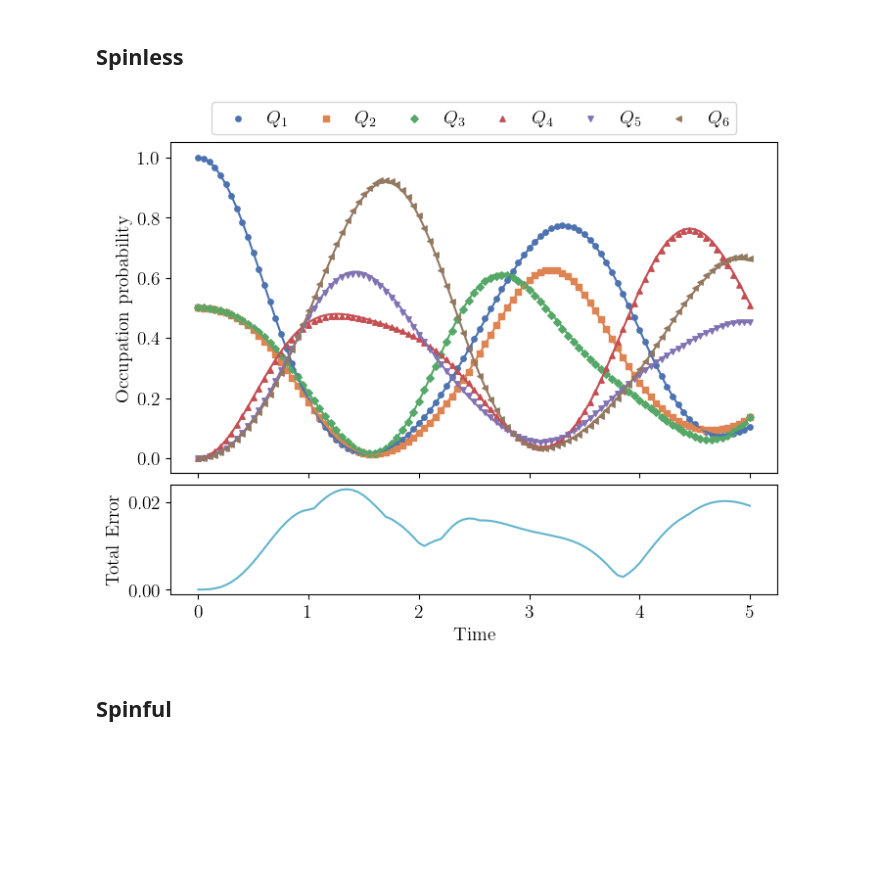
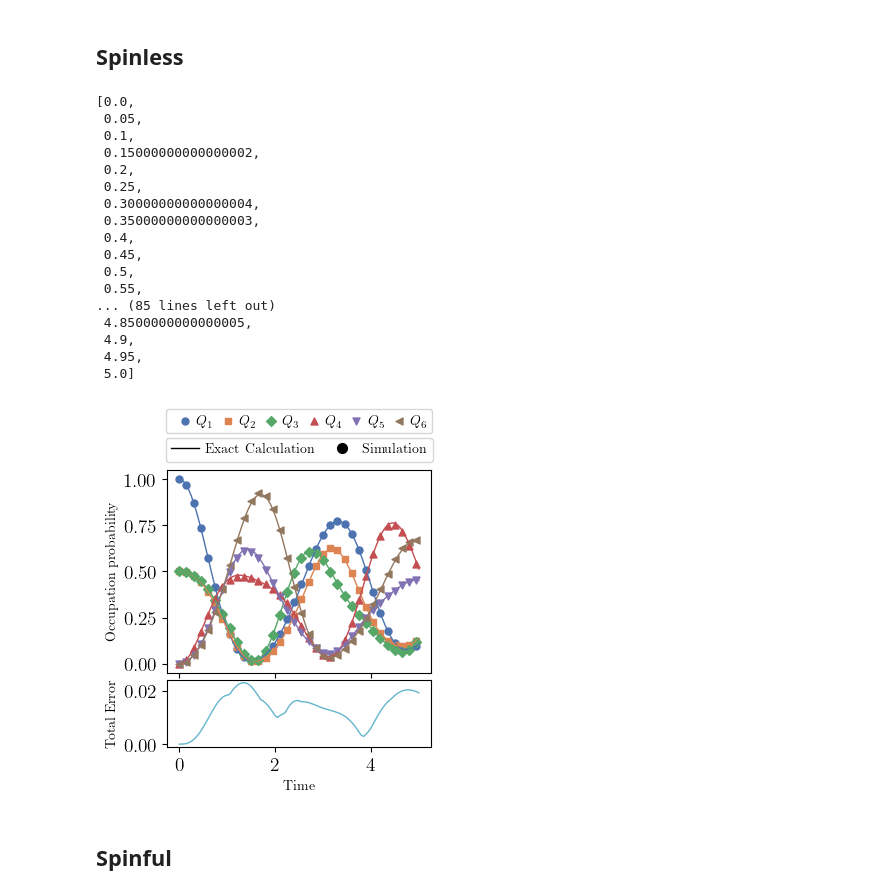
Before and after one commit to rodolfocarobene/qudit_simulations, a Jupyter notebook: notebooks/Plots.ipynb, the cells around one changed output. Cells and saved outputs as stored; diff of their text form; code cells hidden in the pictures; blank space fills up the shorter version.

```diff
--- a/notebooks/Plots.ipynb
+++ b/notebooks/Plots.ipynb
@@ -23,34 +26,63 @@ with open('../netket/tv_model_data.json', 'r') as file:
     exact = json.load(file)
 with open('tv_model_data_sim.json', 'r') as file:
     simul = json.load(file)
+# %%
+simul["temps"]
+# %% [output]
+[0.0,
+ 0.05,
+ 0.1,
+ 0.15000000000000002,
+ 0.2,
+ 0.25,
+ 0.30000000000000004,
+ 0.35000000000000003,
+ 0.4,
+ 0.45,
+ 0.5,
+ 0.55,
+... (85 lines left out)
+ 4.8500000000000005,
+ 4.9,
+ 4.95,
+ 5.0]
 # %%
+
+nskip = 3
+
 total_error = np.sum(np.abs(np.array(simul["nums"]) - np.array(exact["nums"])), axis=1)
 
-fig = plt.figure(figsize=(8, 6))
+fig = plt.figure(figsize=(3.4, 3.6))
 gs = GridSpec(2, 1, height_ratios=[3, 1], hspace=0.05)
 ax1 = fig.add_subplot(gs[0])
 
 for i in range(num_qudits):
-    ax1.scatter(simul["temps"], np.array(simul["nums"])[:,i], label=f"$Q_{i+1}$", s=15, marker=markers[i], color=colors[i])
-    ax1.plot(exact["temps"], np.array(exact["nums"])[:,i], color=colors[i])
+    ax1.scatter(simul["temps"][::nskip], np.array(simul["nums"])[:,i][::nskip], label=f"$Q_{i+1}$", s=25, marker=markers[i%len(markers)], color=colors[i%len(colors)])
+    ax1.plot(exact["temps"], np.array(exact["nums"])[:,i], color=colors[i%len(colors)], linewidth=1)
 
-ax1.set_ylabel("Occupation probability")
+ax1.set_ylabel("Occupation probability", fontsize=10)
 ax1.label_outer()
 
-ax1.legend(loc='upper center', bbox_to_anchor=(0.5, 1.15), ncol=num_qudits,
-    handletextpad=0.5, borderaxespad=0.5, columnspacing=1.0
-)
+handles, labels = ax1.get_legend_handles_labels()
+legend1 = ax1.legend(handles, labels, loc='upper center', bbox_to_anchor=(0.5, 1.3), ncol=6, fontsize=10, handletextpad=-0.2, borderaxespad=0.0, columnspacing=0.1)
+#ax1.add_artist(legend1)
+line_legend = mlines.Line2D([], [], color='black', linestyle='-', linewidth=1.0, label=f"       Exact Calculation")
+marker_legend = mlines.Line2D([], [], color='black', marker='o', linestyle='None', markersize=7, label='Simulation')
+legend2 = Legend(ax1, [line_legend, marker_legend], ["Exact Calculation", "Simulation"], loc='upper center', ncol=2,
+                 fontsize=10, handletextpad=+0.45, borderaxespad=0.4, bbox_to_anchor=(0.5, 1.185), columnspacing=1)
+ax1.add_artist(legend2)
+
 
 # Bottom plot
 ax2 = fig.add_subplot(gs[1], sharex=ax1)
-ax2.plot(simul["temps"], total_error, label="Total Error", color=colors[-1])
-ax2.set_ylabel(r"Total Error")
-ax2.set_xlabel("Time")
+ax2.plot(simul["temps"], total_error, label="Total Error", color=colors[-1], linewidth=1)
+ax2.set_ylabel(r"Total Error", fontsize=10)
+ax2.set_xlabel("Time", fontsize=10)
 
 plt.savefig("tv_model_numbers.pdf", bbox_inches='tight', pad_inches=0.1)
 plt.show()
 # %% [output]
-[figure, old version]
+[figure, new version]
 # %% [markdown]
 ## Spinful
 # %%
```
Also changed, not shown: parts of 2 cells of this notebook, 7 other files.
